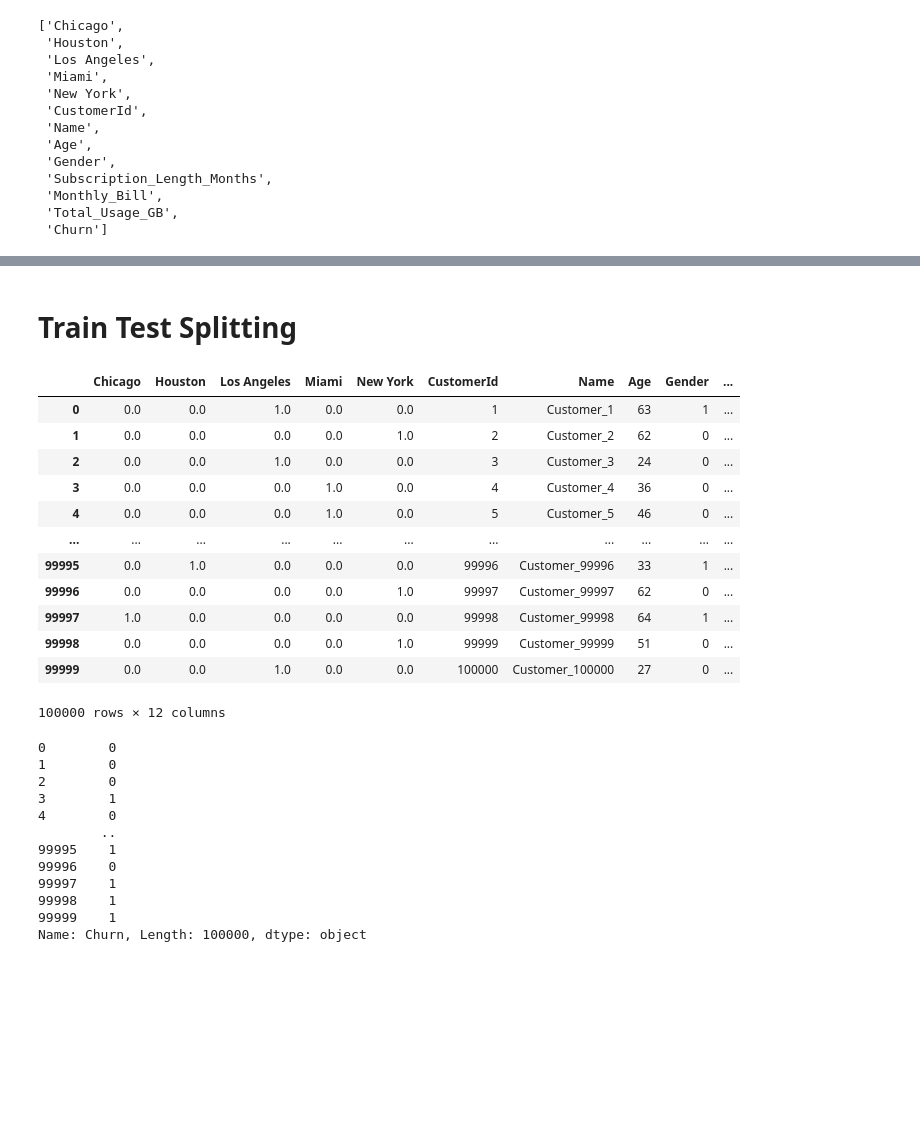
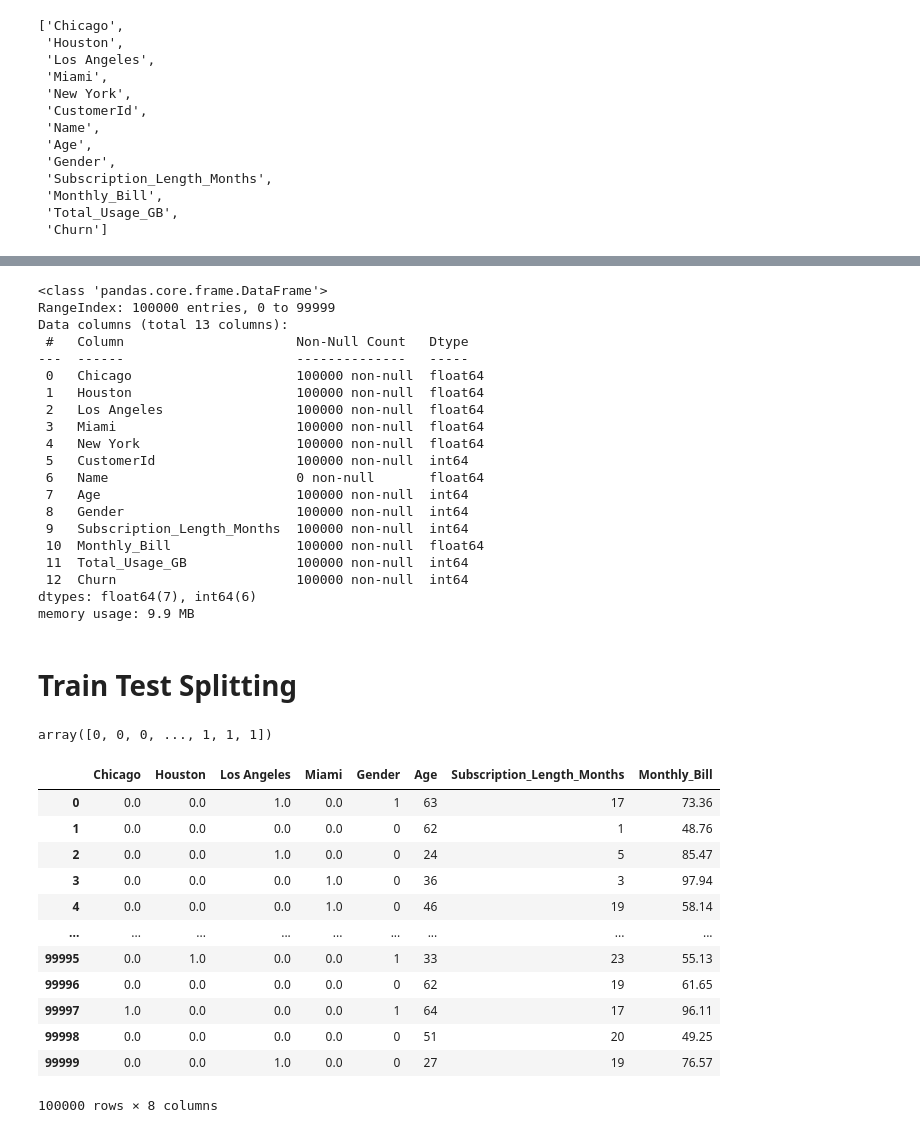
Before and after one commit to CodeRic28/SunBase-ML-Challenge, a Jupyter notebook: cusomter_churn_prediction.ipynb, the cells around one changed output, grey strips where cells are left out. Saved outputs shown, nothing was run; the diff lists cells and outputs as text; code cells hidden in the pictures; blank space fills up the shorter version.

```diff
--- a/cusomter_churn_prediction.ipynb
+++ b/cusomter_churn_prediction.ipynb
@@ -364,38 +443,55 @@ df
+# %%
+df[cols] = df[cols].apply(pd.to_numeric, errors='coerce')
+df.info()
+# %% [output]
+<class 'pandas.core.frame.DataFrame'>
+RangeIndex: 100000 entries, 0 to 99999
+Data columns (total 13 columns):
+ #   Column                      Non-Null Count   Dtype
+---  ------                      --------------   -----
+ 0   Chicago                     100000 non-null  float64
+ 1   Houston                     100000 non-null  float64
+ 2   Los Angeles                 100000 non-null  float64
+ 3   Miami                       100000 non-null  float64
+ 4   New York                    100000 non-null  float64
+ 5   CustomerId                  100000 non-null  int64
+ 6   Name                        0 non-null       float64
+ 7   Age                         100000 non-null  int64
+ 8   Gender                      100000 non-null  int64
+ 9   Subscription_Length_Months  100000 non-null  int64
+ 10  Monthly_Bill                100000 non-null  float64
+ 11  Total_Usage_GB              100000 non-null  int64
+ 12  Churn                       100000 non-null  int64
+dtypes: float64(7), int64(6)
+memory usage: 9.9 MB
 # %% [markdown]
 # Train Test Splitting
-# %%
-X = df.iloc[:,:-1]
-X
-# %% [output]
-|  | Chicago | Houston | Los Angeles | Miami | New York | CustomerId | Name | Age | Gender | ... |
-| 0 | 0.0 | 0.0 | 1.0 | 0.0 | 0.0 | 1 | Customer_1 | 63 | 1 | ... |
-| 1 | 0.0 | 0.0 | 0.0 | 0.0 | 1.0 | 2 | Customer_2 | 62 | 0 | ... |
-| 2 | 0.0 | 0.0 | 1.0 | 0.0 | 0.0 | 3 | Customer_3 | 24 | 0 | ... |
-| 3 | 0.0 | 0.0 | 0.0 | 1.0 | 0.0 | 4 | Customer_4 | 36 | 0 | ... |
-| 4 | 0.0 | 0.0 | 0.0 | 1.0 | 0.0 | 5 | Customer_5 | 46 | 0 | ... |
-| ... | ... | ... | ... | ... | ... | ... | ... | ... | ... | ... |
-| 99995 | 0.0 | 1.0 | 0.0 | 0.0 | 0.0 | 99996 | Customer_99996 | 33 | 1 | ... |
-| 99996 | 0.0 | 0.0 | 0.0 | 0.0 | 1.0 | 99997 | Customer_99997 | 62 | 0 | ... |
-| 99997 | 1.0 | 0.0 | 0.0 | 0.0 | 0.0 | 99998 | Customer_99998 | 64 | 1 | ... |
-| 99998 | 0.0 | 0.0 | 0.0 | 0.0 | 1.0 | 99999 | Customer_99999 | 51 | 0 | ... |
-| 99999 | 0.0 | 0.0 | 1.0 | 0.0 | 0.0 | 100000 | Customer_100000 | 27 | 0 | ... |
-100000 rows × 12 columns
 # %%
 y = df.iloc[:,-1]
+y = np.array(y)
 y
 # %% [output]
-0        0
-1        0
-2        0
-3        1
-4        0
-        ..
-99995    1
-99996    0
-99997    1
-99998    1
-99999    1
-Name: Churn, Length: 100000, dtype: object
+array([0, 0, 0, ..., 1, 1, 1])
+# %%
+# drop CustomerId column
+df = df.drop(columns=['CustomerId', 'Name'])
+df = df[['Chicago','Houston','Los Angeles','Miami','Gender','Age','Subscription_Length_Months','Monthly_Bill','Total_Usage_GB']]
+X = df.iloc[:,:-1]
+X
+# %% [output]
+|  | Chicago | Houston | Los Angeles | Miami | Gender | Age | Subscription_Length_Months | Monthly_Bill |
+| 0 | 0.0 | 0.0 | 1.0 | 0.0 | 1 | 63 | 17 | 73.36 |
+| 1 | 0.0 | 0.0 | 0.0 | 0.0 | 0 | 62 | 1 | 48.76 |
+| 2 | 0.0 | 0.0 | 1.0 | 0.0 | 0 | 24 | 5 | 85.47 |
+| 3 | 0.0 | 0.0 | 0.0 | 1.0 | 0 | 36 | 3 | 97.94 |
+| 4 | 0.0 | 0.0 | 0.0 | 1.0 | 0 | 46 | 19 | 58.14 |
+| ... | ... | ... | ... | ... | ... | ... | ... | ... |
+| 99995 | 0.0 | 1.0 | 0.0 | 0.0 | 1 | 33 | 23 | 55.13 |
+| 99996 | 0.0 | 0.0 | 0.0 | 0.0 | 0 | 62 | 19 | 61.65 |
+| 99997 | 1.0 | 0.0 | 0.0 | 0.0 | 1 | 64 | 17 | 96.11 |
+| 99998 | 0.0 | 0.0 | 0.0 | 0.0 | 0 | 51 | 20 | 49.25 |
+| 99999 | 0.0 | 0.0 | 1.0 | 0.0 | 0 | 27 | 19 | 76.57 |
+100000 rows × 8 columns
 # %%
 # splitting the dataset
 X_train,X_test,y_train,y_test = train_test_split(X,y,test_size=0.2,random_state=42)
```
Also changed, not shown: parts of 51 cells of this notebook, 1 other file.
